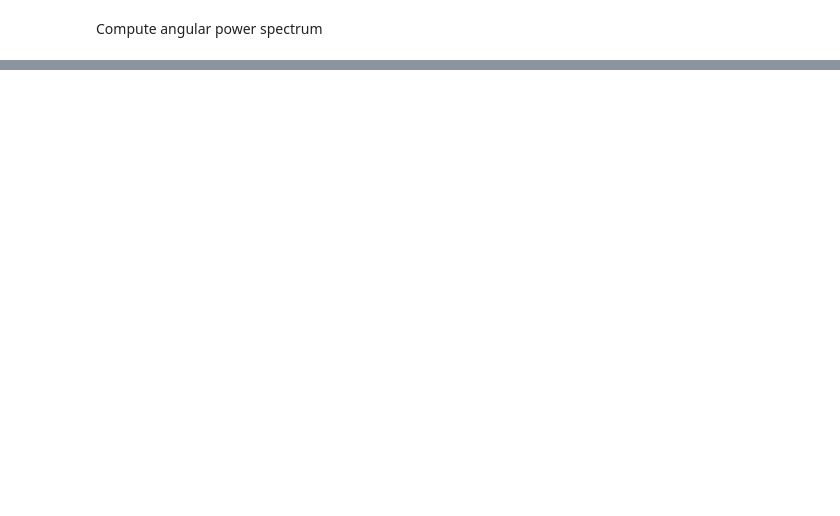
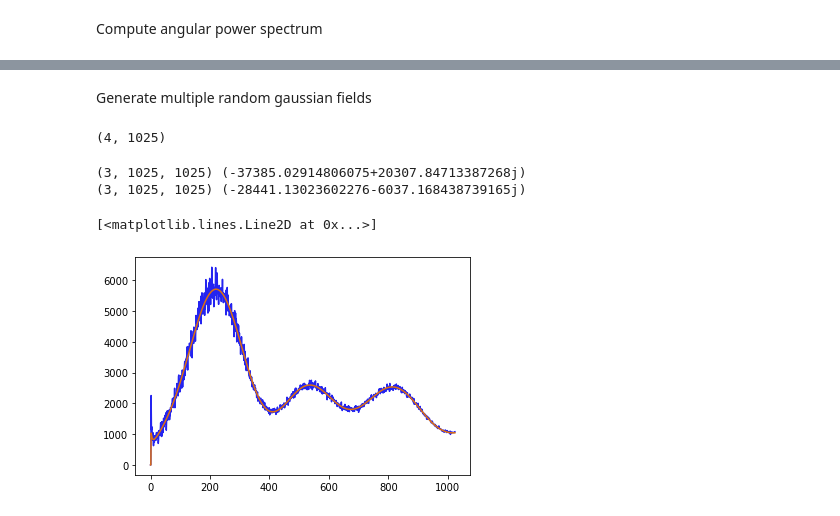
Before and after one commit to toshiyan/cmblensplus, a Jupyter notebook: example/curvedsky_utils/generate_gaussian_alms.ipynb, the cells around one changed output, grey strips where cells are left out. Saved outputs shown, nothing was run; the diff lists cells and outputs as text; code cells hidden in the pictures; blank space fills up the shorter version.

```diff
--- a/example/curvedsky_utils/generate_gaussian_alms.ipynb
+++ b/example/curvedsky_utils/generate_gaussian_alms.ipynb
@@ -44,0 +45,37 @@ print(np.mean(cl/nl))
+# %% [markdown]
+Generate multiple random gaussian fields
+# %%
+N = 3
+Cov = np.zeros((N,N,lmax+1))
+cl  = np.zeros((4,lmax+1))
+# %%
+cl[:,2:lmax+1] = np.loadtxt('../data/lensedcls.dat',unpack=True,usecols=(1,2,3,4))[:,:lmax-1]
+print(np.shape(cl))
+# %% [output]
+(4, 1025)
+# %%
+Cov[0,0,:] = cl[0,:lmax+1]
+Cov[1,1,:] = cl[1,:lmax+1]
+Cov[2,2,:] = cl[2,:lmax+1]
+Cov[0,1,:] = Cov[1,0,:] = cl[3,:lmax+1]
+# %%
+simn = 2  # nunmber of iterations
+cls = np.zeros((4,simn,lmax+1)) # map for each random field
+for i in range(simn):
+    # generate random Gaussian fields from the angular power spectrum, nl
+    alm = cs.utils.gaussalm(Cov)
+    print(np.shape(alm),np.sum(alm))
+    # compute cl
+    for j in range(N):
+        cls[j,i,:] = cs.utils.alm2cl(lmax,alm[j])
+    cls[3,i,:] = cs.utils.alm2cl(lmax,alm[0],alm[1])
+mcl = np.mean(cls,axis=1)
+# %% [output]
+(3, 1025, 1025) (-37385.02914806075+20307.84713387268j)
+(3, 1025, 1025) (-28441.13023602276-6037.168438739165j)
+# %%
+plt.plot(mcl[0,:])
+plt.plot(Cov[0,0,:])
+# %% [output]
+[<matplotlib.lines.Line2D at 0x...>]
+[figure, added]
```
Also changed, not shown: parts of 5 cells of this notebook, 1 other file.
